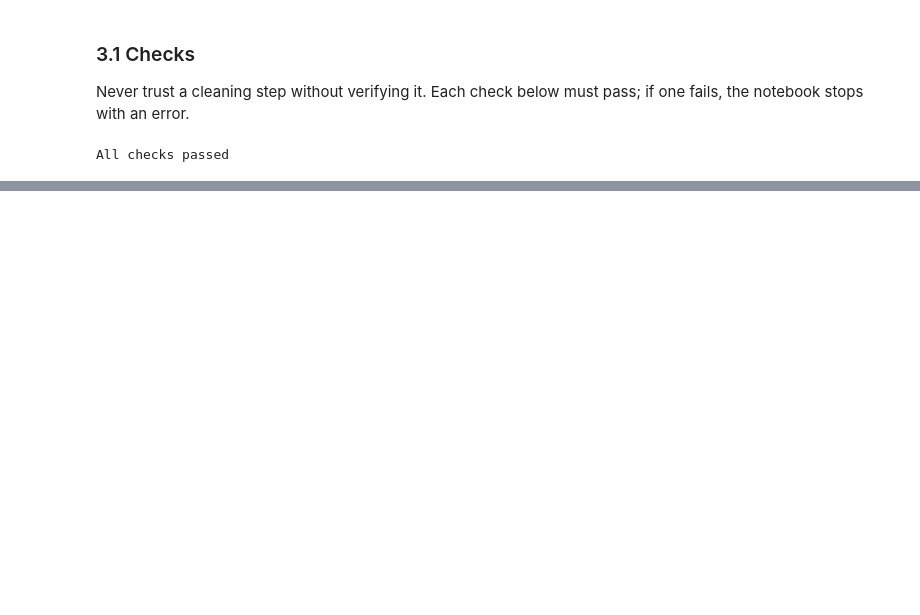
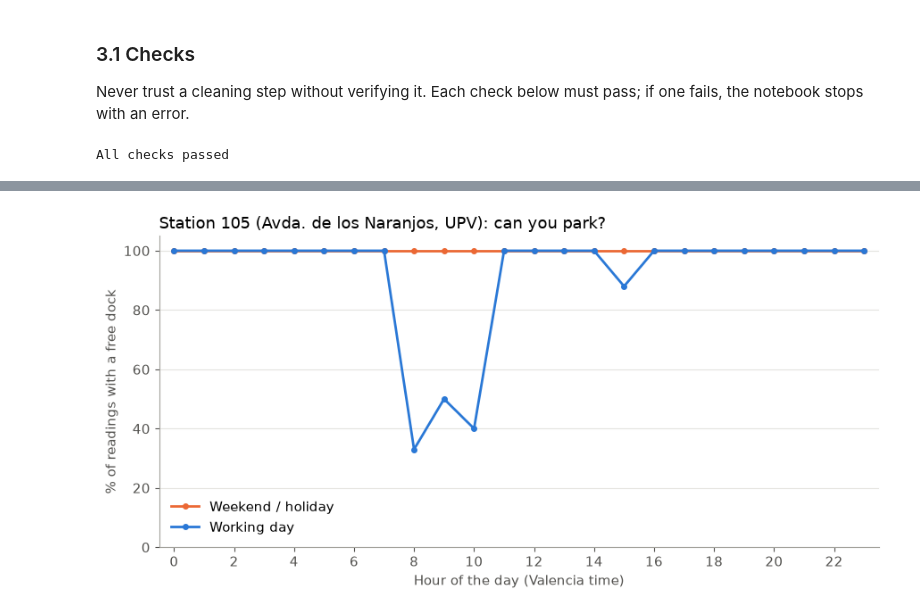
Before and after one commit to daniv14-hub/valenbisi-pipeline, a Jupyter notebook: notebooks/01_analysis.ipynb, the cells around one changed output, grey strips where cells are left out. Saved outputs shown, nothing was run; the diff lists cells and outputs as text; code cells hidden in the pictures; blank space fills up the shorter version.

Commit message:
Add analysis: station 105 profile, 74-105 trip and hardest stations at 8:00

```diff
--- a/notebooks/01_analysis.ipynb
+++ b/notebooks/01_analysis.ipynb
@@ -406,0 +445,17 @@ free dock available: 40%
+# %%
+def hourly_profile(station_id):
+    """Share of readings with >= 1 bike and >= 1 free dock, by type of day and hour."""
+    s = clean[clean["station_id"] == station_id]
+    return (
+        s.groupby(["day_type", "local_hour"])
+        .agg(
+            readings=("bikes", "size"),
+            pct_bike=("bikes", lambda x: (x >= 1).mean() * 100),
+            pct_dock=("free_docks", lambda x: (x >= 1).mean() * 100),
+        )
+        .round(0)
+        .reset_index()
+    )
+
+profile_105 = hourly_profile(105)
+profile_105[profile_105["local_hour"].between(6, 11)]
@@ -406,0 +476,19 @@ free dock available: 40%
+# %%
+fig, ax = plt.subplots()
+for day_type, g in profile_105.groupby("day_type"):
+    ax.plot(g["local_hour"], g["pct_dock"], color=COLOR[day_type], linewidth=2, marker="o", markersize=4,
+            label=LABEL[day_type])
+
+# Legend in the empty lower area: both lines end at 100%, so labels at the line ends would overlap
+ax.legend(loc="lower left", frameon=False)
+
+ax.set_ylim(0, 105)
+ax.set_xlim(-0.5, 23.5)
+ax.set_xticks(range(0, 24, 2))
+ax.set_xlabel("Hour of the day (Valencia time)")
+ax.set_ylabel("% of readings with a free dock")
+ax.set_title("Station 105 (Avda. de los Naranjos, UPV): can you park?", loc="left")
+fig.tight_layout()
+plt.show()
+# %% [output]
+[figure, added]
```
Also changed, not shown: parts of 23 cells of this notebook.
